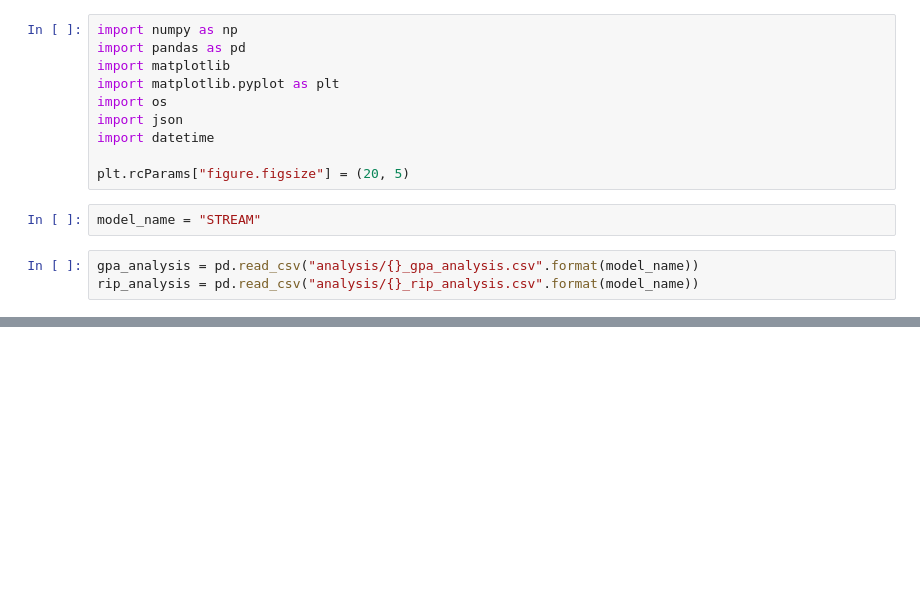
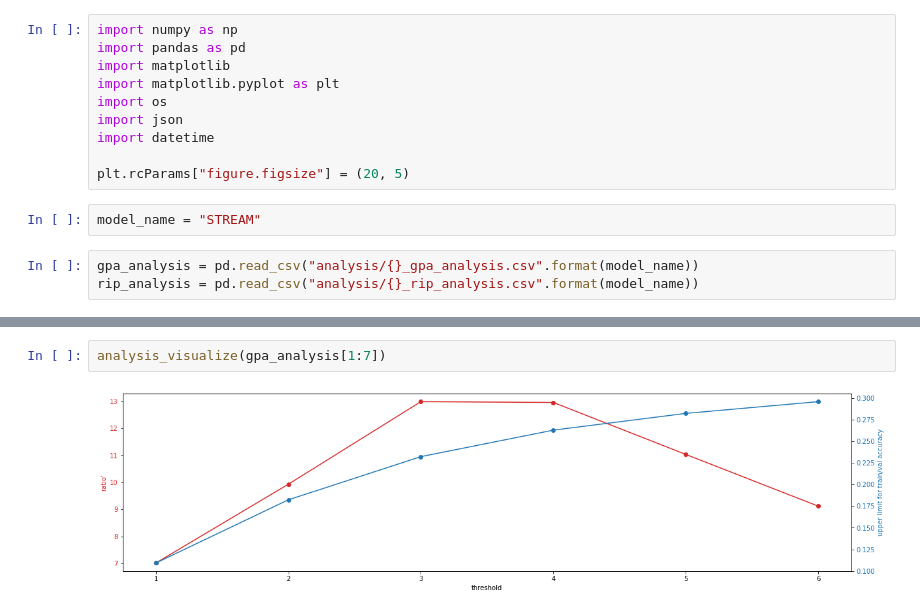
Before and after one commit to laurelwoods0102/tensorflow-page-fault-prediction, a Jupyter notebook: STREAM/STREAM_analysis_visualize.ipynb, the cells around one changed output, grey strips where cells are left out. Drawn from its saved outputs; the diff is of its cells as text; blank space fills up the shorter version.

```diff
--- a/STREAM/STREAM_analysis_visualize.ipynb
+++ b/STREAM/STREAM_analysis_visualize.ipynb
@@ -87 +90,5 @@ def analysis_visualize(df):
+# %%
+analysis_visualize(gpa_analysis[1:7])
+# %% [output]
+[figure, added]
 # %%
```
Also changed, not shown: parts of 6 cells of this notebook, 33 other files.
